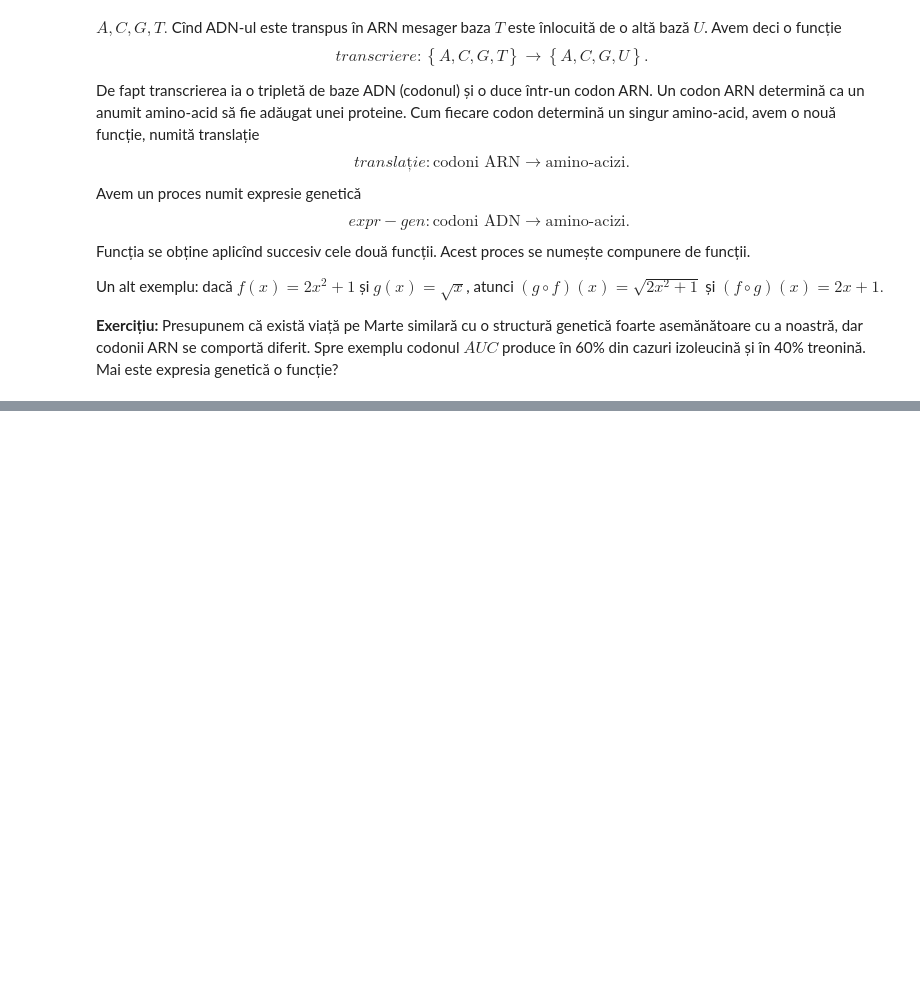
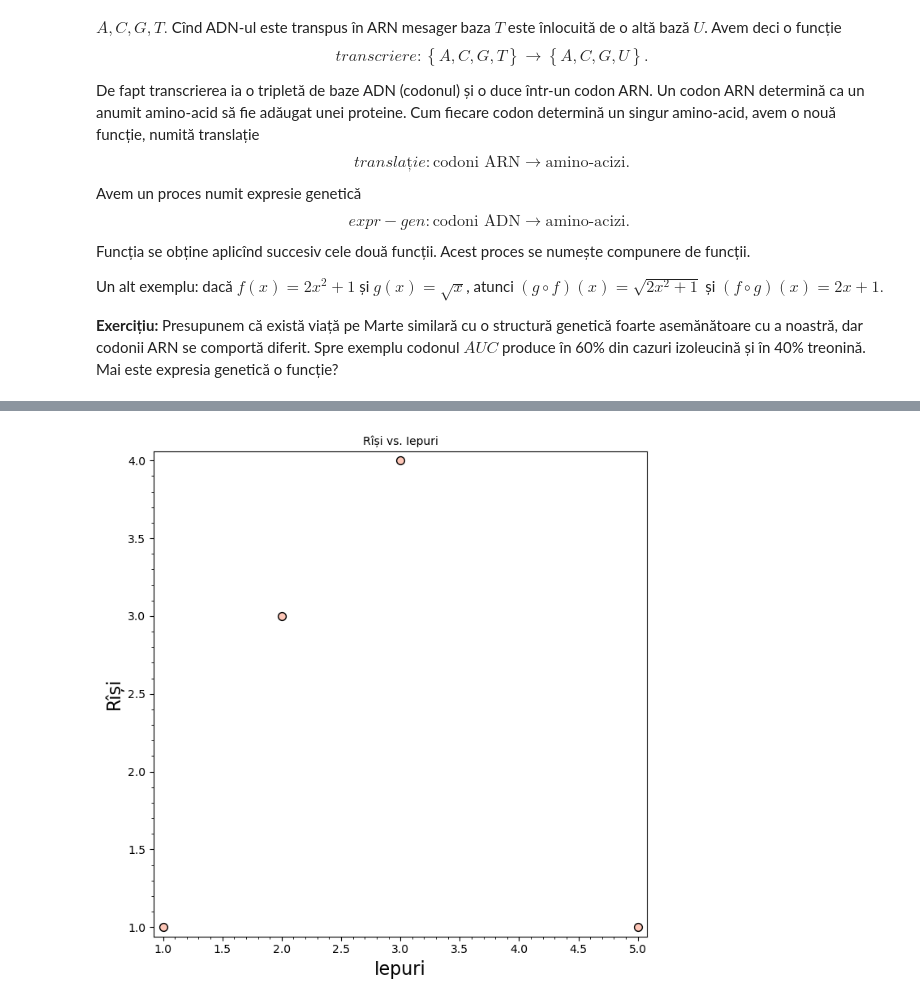
Before and after one commit to adhalanay/curs-ecologie, a Jupyter notebook: Curs1.ipynb, the cells around one changed output, grey strips where cells are left out. Saved outputs shown, nothing was run; the diff lists cells and outputs as text; code cells hidden in the pictures; blank space fills up the shorter version.

```diff
--- a/Curs1.ipynb
+++ b/Curs1.ipynb
@@ -85,0 +102,9 @@ Un alt exemplu: dacă $f(x)=2x^2+1$ și $g(x)=\sqrt{x}$, atunci $(g\circ f)(x)=\
+# %%
+pl=plot([],frame=True,figsize=(7,7),title='Rîși vs. Iepuri')
+pl+=scatter_plot([(2,3),(1,1),(3,4),(5,1)])
+pl.axes_labels(['Iepuri','Rîși'])
+#pl.set_legend_options(ncol=2,loc=9)
+#pl += text('Rîși vs. Iepuri', (3,6),fontsize=14)
+show(pl)
+# %% [output]
+[figure, added]
```
Also changed, not shown: parts of 8 cells of this notebook.
